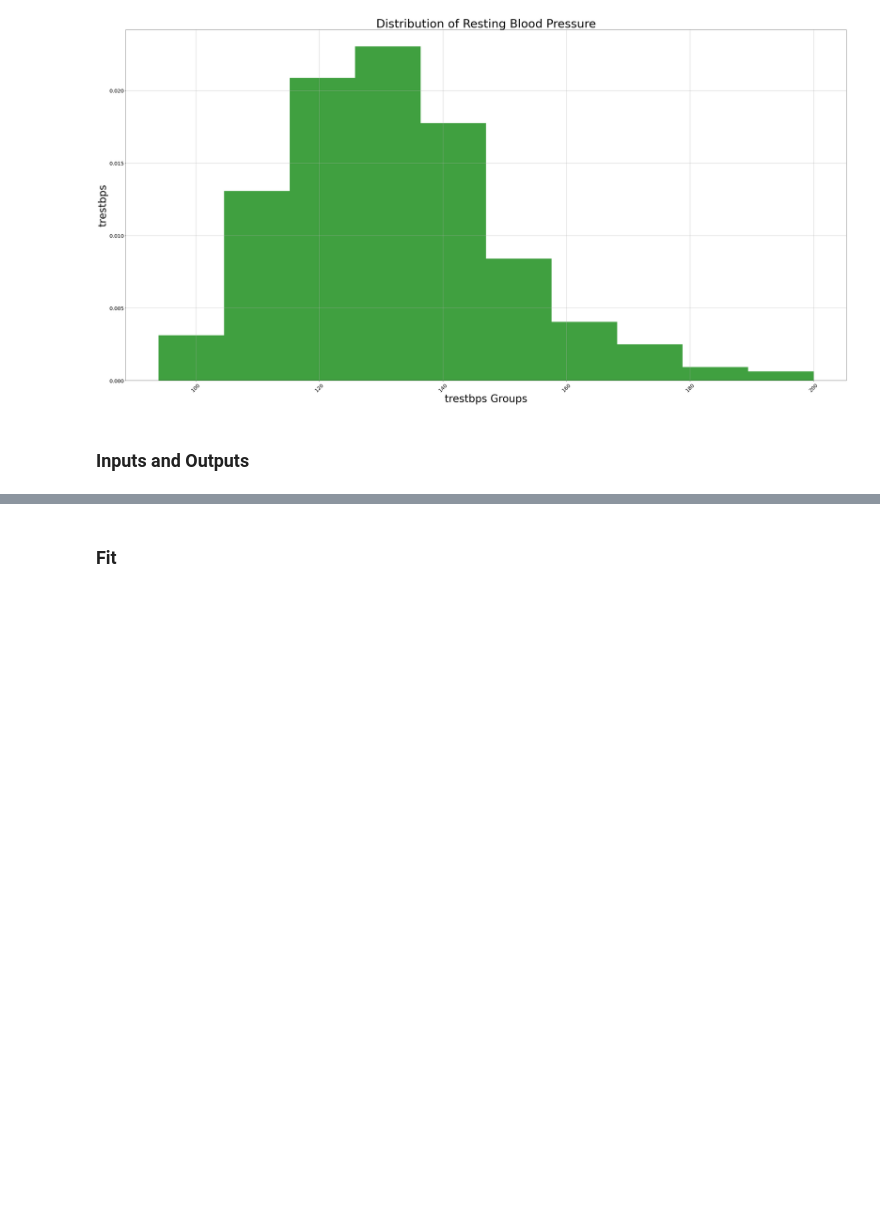
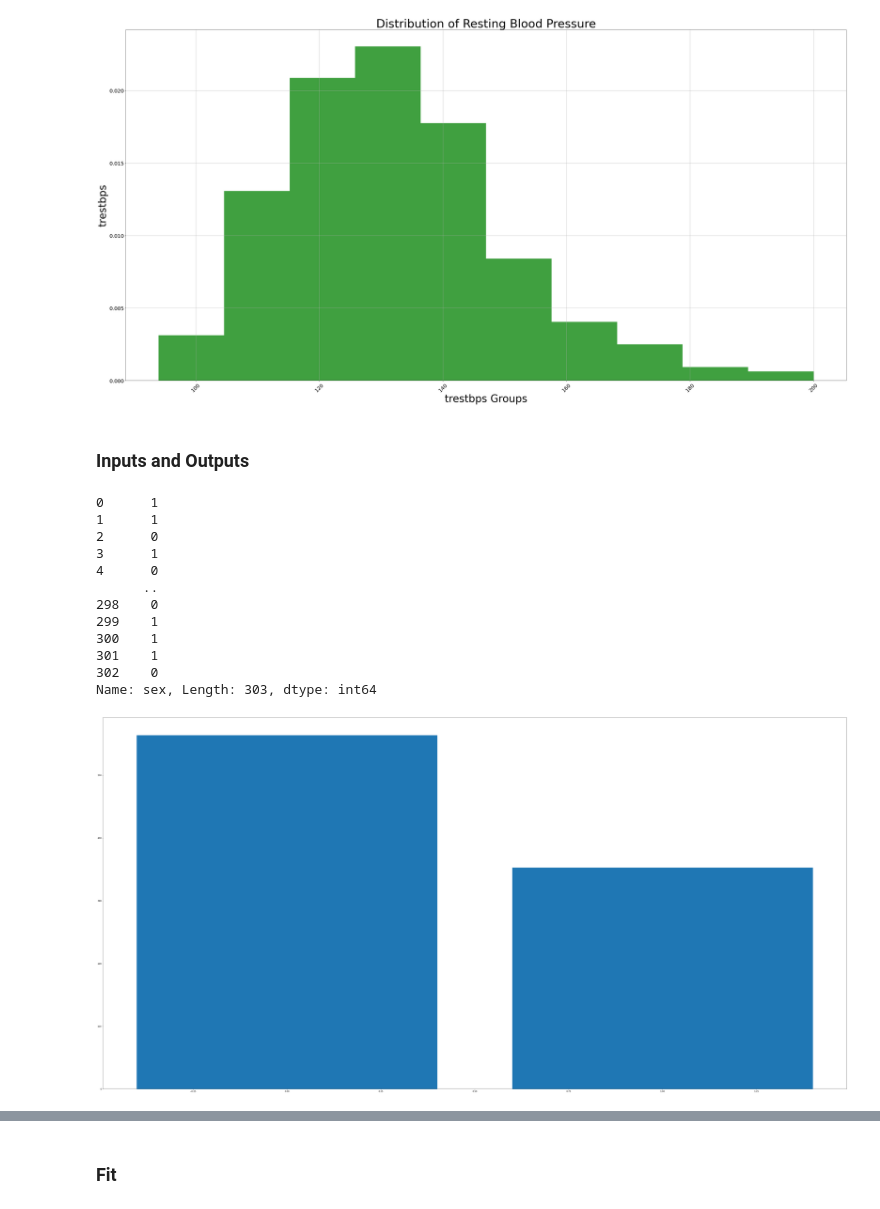
Before and after one commit to Trishmcc/Synthesised_Dataset, a Jupyter notebook: Synthesised_Dataset.ipynb, the cells around one changed output, grey strips where cells are left out. Saved outputs shown, nothing was run; the diff lists cells and outputs as text; code cells hidden in the pictures; blank space fills up the shorter version.

Commit message:
Evaluating Data

```diff
--- a/Synthesised_Dataset.ipynb
+++ b/Synthesised_Dataset.ipynb
@@ -244,0 +236,24 @@ outputs = df['class']
+# %%
+inputs = heart_data['sex']
+outputs = heart_data['chol']
+print(inputs)
+
+fig = plt.figure()
+ax = fig.add_axes([0,0,1,1])
+
+ax.bar(inputs, outputs)
+plt.show()
+# %% [output]
+0      1
+1      1
+2      0
+3      1
+4      0
+      ..
+298    0
+299    1
+300    1
+301    1
+302    0
+Name: sex, Length: 303, dtype: int64
+[figure, added]
```
Also changed, not shown: parts of 8 cells of this notebook.
